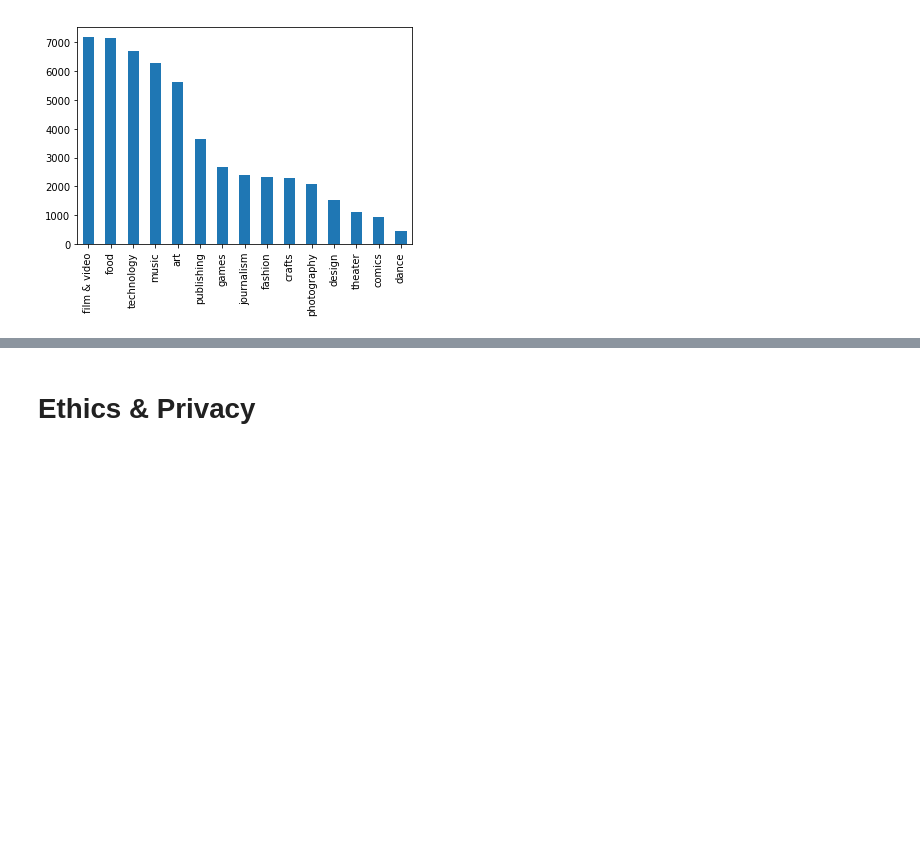
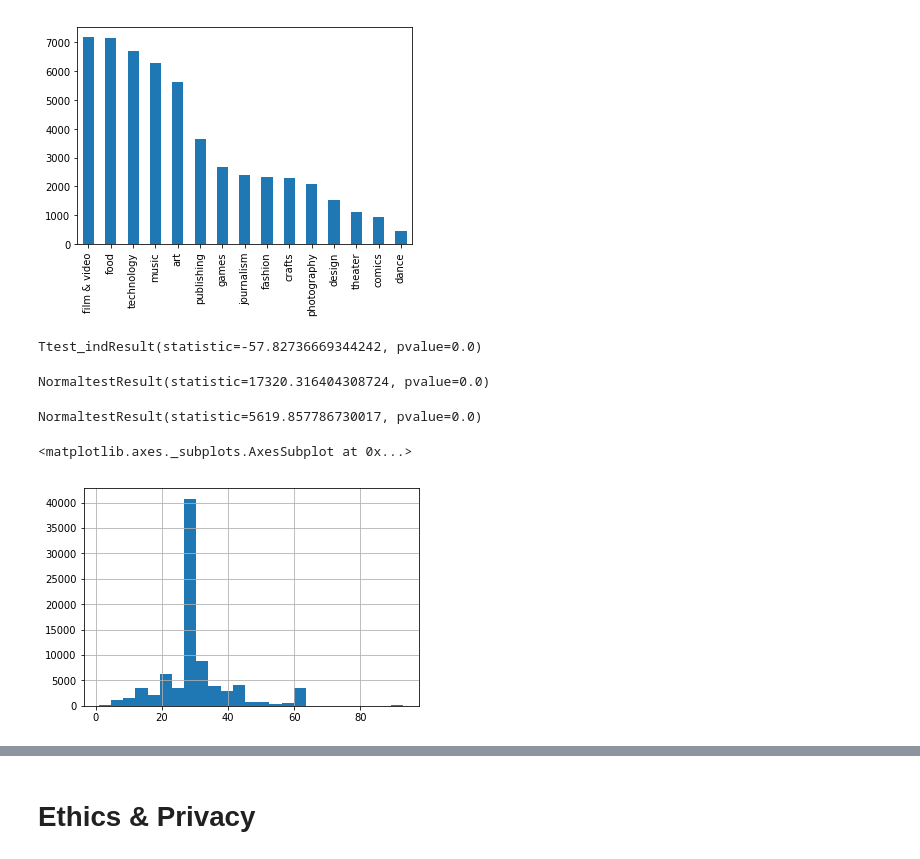
Before and after one commit to krandapus/Projects, a Jupyter notebook: FinalProject.ipynb, the cells around one changed output, grey strips where cells are left out. Cells and saved outputs as stored; diff of their text form; code cells hidden in the pictures; blank space fills up the shorter version.

Commit message:
plotted charts, ran normaltest and ttest

```diff
--- a/FinalProject.ipynb
+++ b/FinalProject.ipynb
@@ -210,3 +210,20 @@ df_failed['main_category'].value_counts().plot(kind='bar')
 # %% [output]
 <matplotlib.axes._subplots.AxesSubplot at 0x...>
 [figure]
+# %%
+ttest_ind(df_successful['duration'],df_failed['duration'])
+# %% [output]
+Ttest_indResult(statistic=-57.82736669344242, pvalue=0.0)
+# %%
+normaltest(df_successful['duration'])
+# %% [output]
+NormaltestResult(statistic=17320.316404308724, pvalue=0.0)
+# %%
+normaltest(df_failed['duration'])
+# %% [output]
+NormaltestResult(statistic=5619.857786730017, pvalue=0.0)
+# %%
+df_successful['duration'].hist(bins=25)
+# %% [output]
+<matplotlib.axes._subplots.AxesSubplot at 0x...>
+[figure, added]
```
Also changed, not shown: parts of 1 cell of this notebook.
